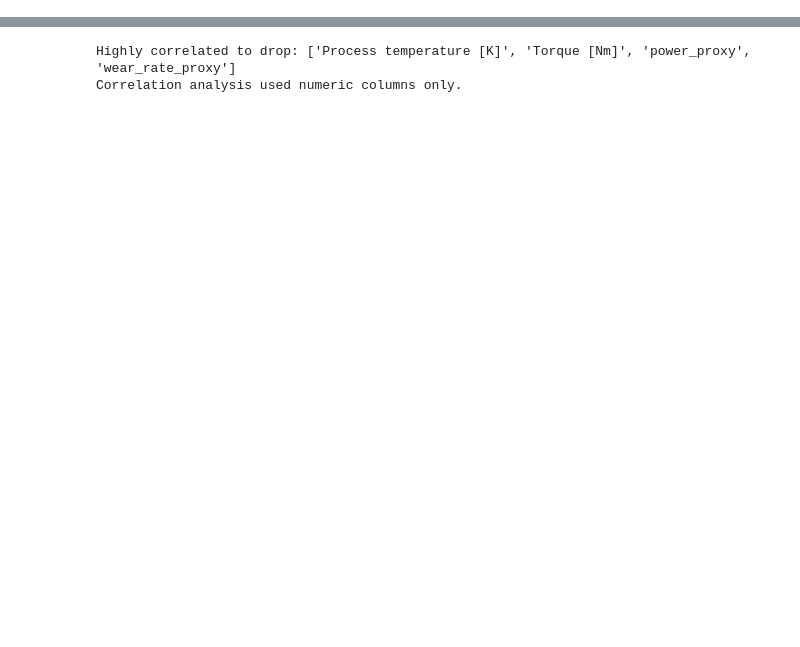
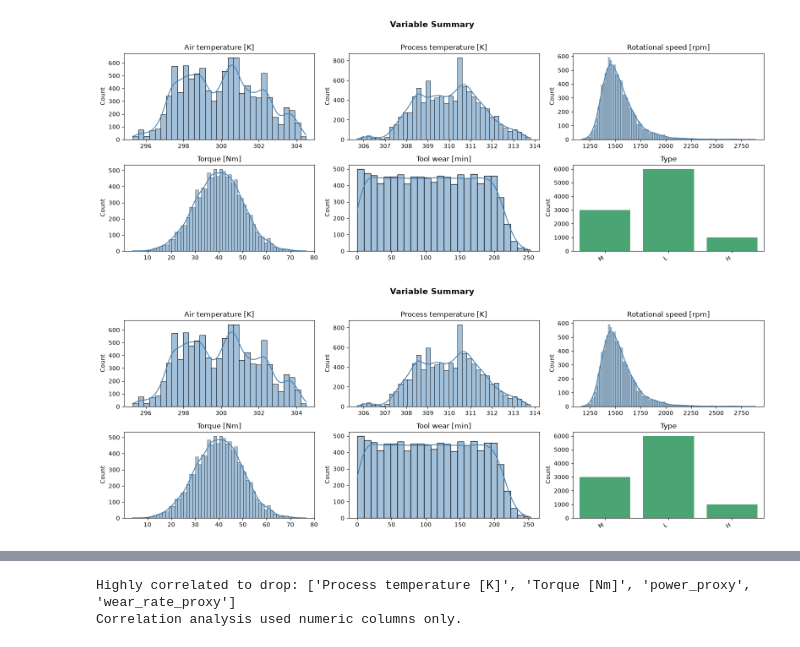
Before and after one commit to Apaelijo/predictive-maintenance-clustering, a Jupyter notebook: notebooks/01_eda_preprocessing.ipynb, the cells around one changed output, grey strips where cells are left out. Saved outputs shown, nothing was run; the diff lists cells and outputs as text; code cells hidden in the pictures; blank space fills up the shorter version.

```diff
--- a/notebooks/01_eda_preprocessing.ipynb
+++ b/notebooks/01_eda_preprocessing.ipynb
@@ -97,0 +111,6 @@ None
+# %%
+# Cell 3: Variable summary for presentation
+plot_variable_summary(data, features=get_selected_features())
+# %% [output]
+[figure, added]
+[figure, added]
```
Also changed, not shown: parts of 6 cells of this notebook, 10 other files.
